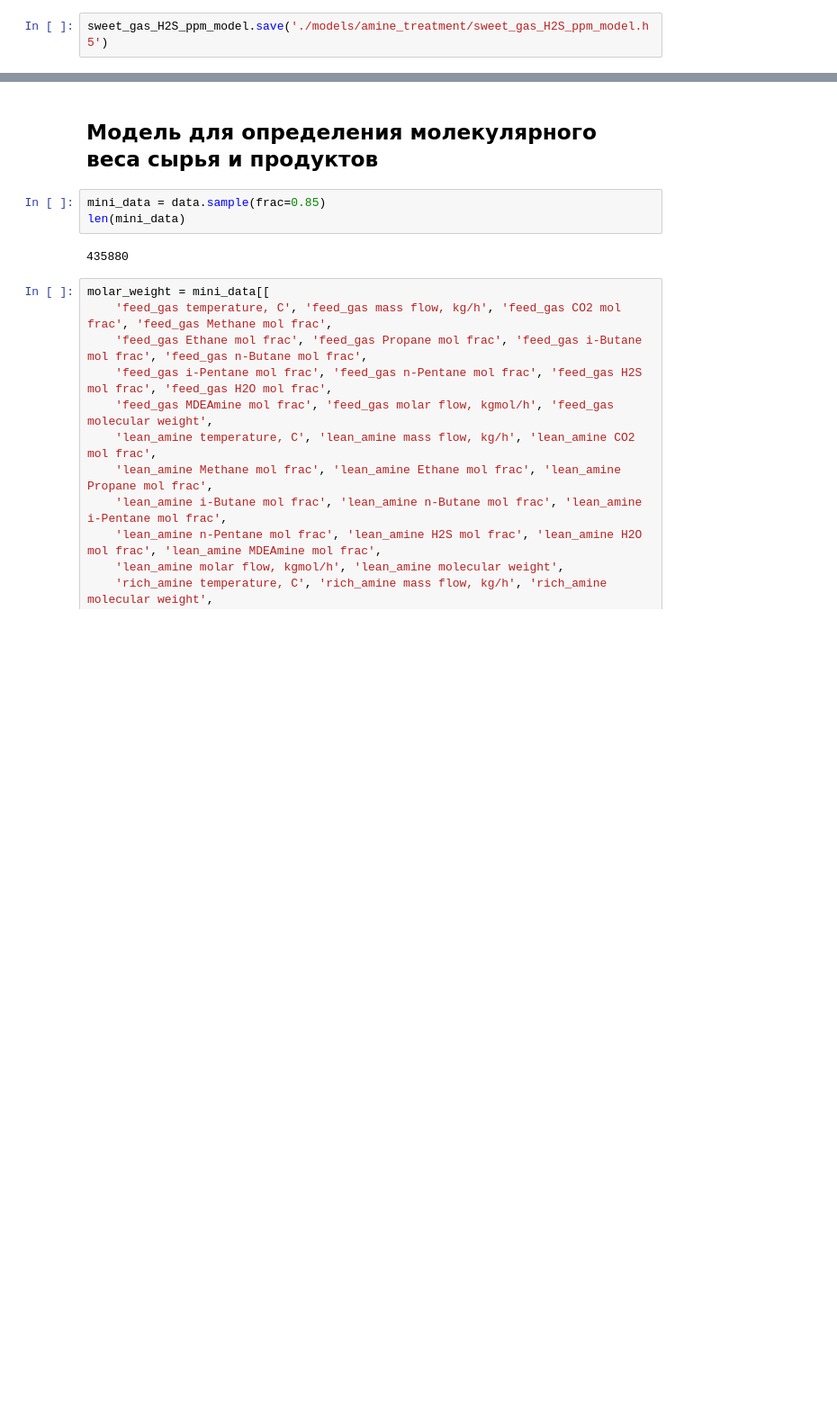
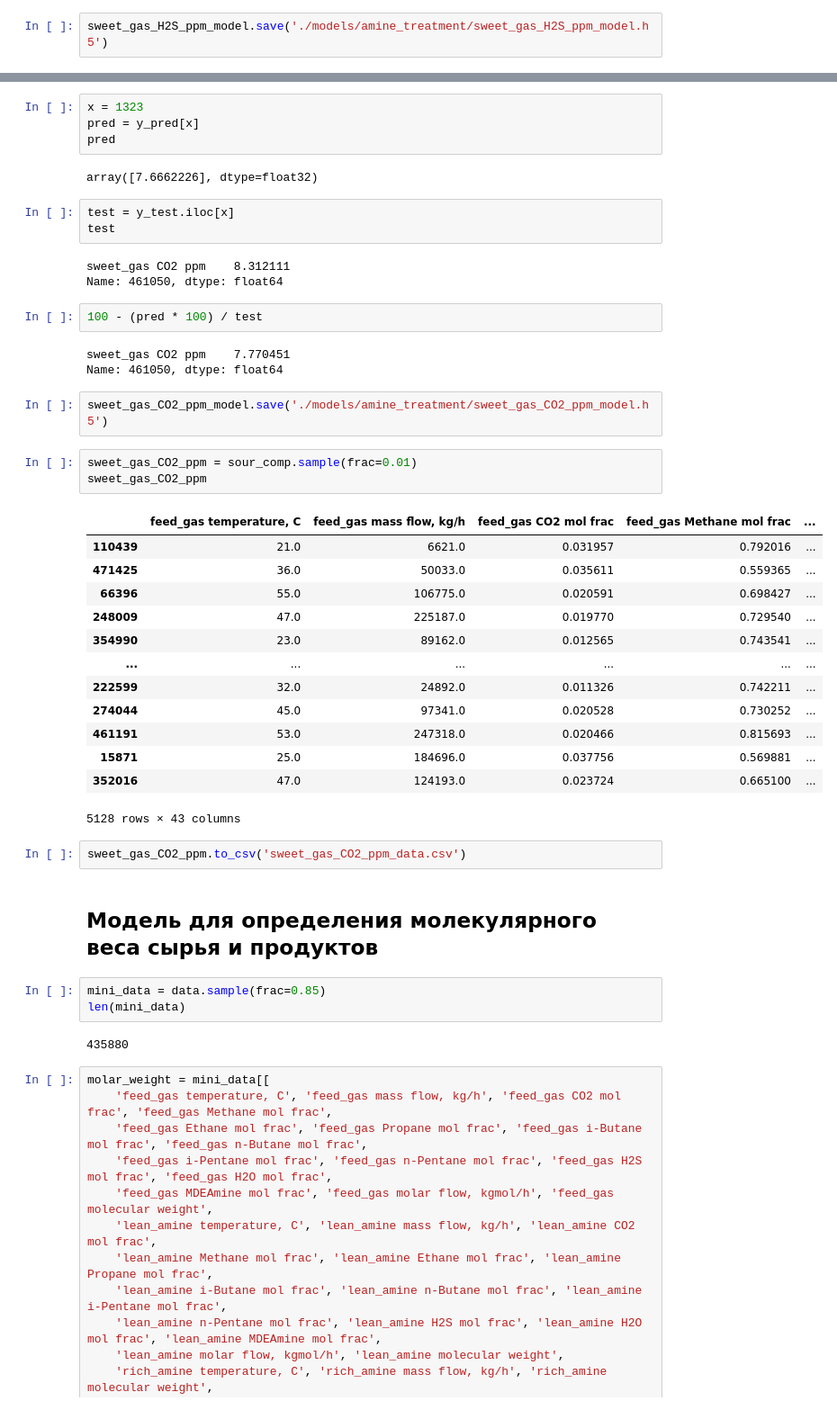
Before and after one commit to Rus-tam/AI_models, a Jupyter notebook: amine_treatment_05_12_2023.ipynb, the cells around one changed output, grey strips where cells are left out. Shown at 90% size. Saved outputs shown, nothing was run; the diff lists cells and outputs as text; blank space fills up the shorter version.

```diff
--- a/amine_treatment_05_12_2023.ipynb
+++ b/amine_treatment_05_12_2023.ipynb
@@ -712,3 +835,41 @@ sweet_gas_H2S_ppm_model.save('./models/amine_treatment/sweet_gas_H2S_ppm_model.h
+# %%
+x = 1323
+pred = y_pred[x]
+pred
+# %% [output]
+array([7.6662226], dtype=float32)
+# %%
+test = y_test.iloc[x]
+test
+# %% [output]
+sweet_gas CO2 ppm    8.312111
+Name: 461050, dtype: float64
+# %%
+100 - (pred * 100) / test
+# %% [output]
+sweet_gas CO2 ppm    7.770451
+Name: 461050, dtype: float64
+# %%
+sweet_gas_CO2_ppm_model.save('./models/amine_treatment/sweet_gas_CO2_ppm_model.h5')
+# %%
+sweet_gas_CO2_ppm = sour_comp.sample(frac=0.01)
+sweet_gas_CO2_ppm
+# %% [output]
+|  | feed_gas temperature, C | feed_gas mass flow, kg/h | feed_gas CO2 mol frac | feed_gas Methane mol frac | ... |
+| 110439 | 21.0 | 6621.0 | 0.031957 | 0.792016 | ... |
+| 471425 | 36.0 | 50033.0 | 0.035611 | 0.559365 | ... |
+| 66396 | 55.0 | 106775.0 | 0.020591 | 0.698427 | ... |
+| 248009 | 47.0 | 225187.0 | 0.019770 | 0.729540 | ... |
+| 354990 | 23.0 | 89162.0 | 0.012565 | 0.743541 | ... |
+| ... | ... | ... | ... | ... | ... |
+| 222599 | 32.0 | 24892.0 | 0.011326 | 0.742211 | ... |
+| 274044 | 45.0 | 97341.0 | 0.020528 | 0.730252 | ... |
+| 461191 | 53.0 | 247318.0 | 0.020466 | 0.815693 | ... |
+| 15871 | 25.0 | 184696.0 | 0.037756 | 0.569881 | ... |
+| 352016 | 47.0 | 124193.0 | 0.023724 | 0.665100 | ... |
+5128 rows × 43 columns
+# %%
+sweet_gas_CO2_ppm.to_csv('sweet_gas_CO2_ppm_data.csv')
 # %% [markdown]
 ## Модель для определения молекулярного веса сырья и продуктов
 # %%
```
Also changed, not shown: parts of 14 cells of this notebook, 2 other files.
